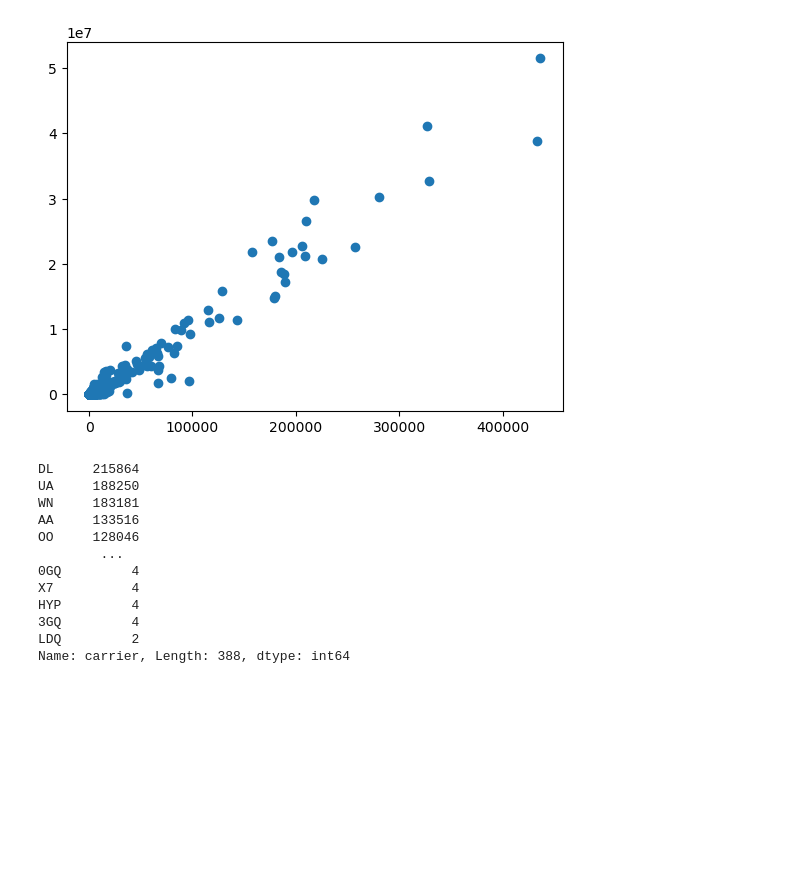
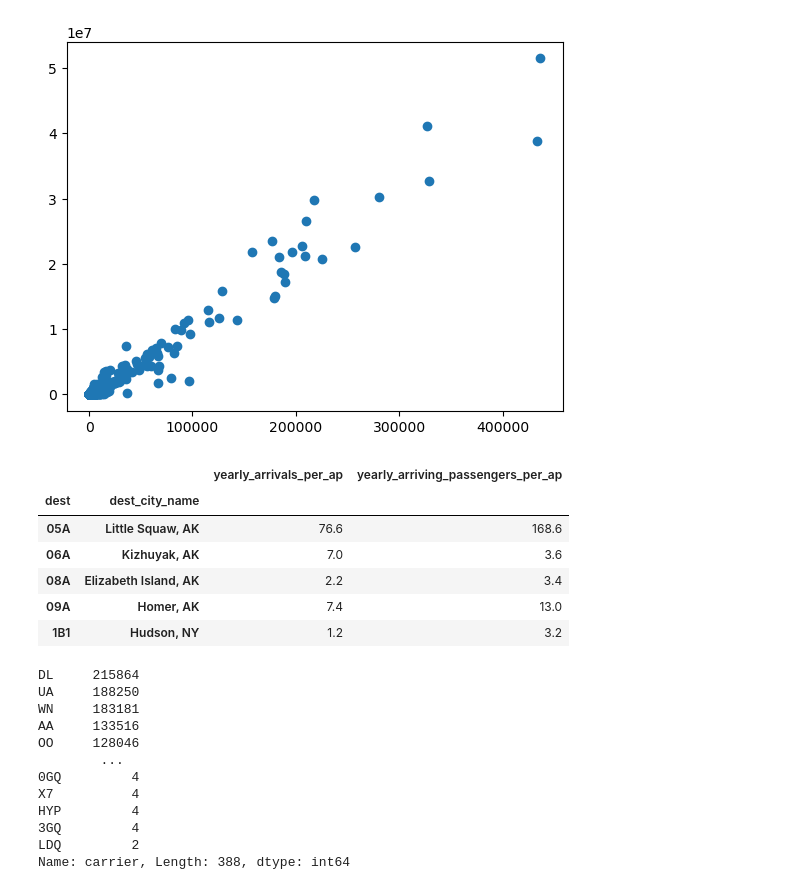
Before and after one commit to ucheokechukwu/-Airflight-Delays-Classification-and-Regression-Machine-Learning, a Jupyter notebook: EDA_questions/SecondaryTablesEDA.ipynb, the cells around one changed output. Cells and saved outputs as stored; diff of their text form; code cells hidden in the pictures; blank space fills up the shorter version.

Commit message:
updated linear model with new variables and added arrivals table

```diff
--- a/EDA_questions/SecondaryTablesEDA.ipynb
+++ b/EDA_questions/SecondaryTablesEDA.ipynb
@@ -154,6 +154,27 @@ plt.scatter(departures['yearly_departures_per_ap'],departures['yearly_passengers
 # %% [output]
 <matplotlib.collections.PathCollection at 0x...>
 [figure]
+# %%
+arrivals = passengers[['dest_city_name','dest','departures_performed','passengers']].groupby(['dest','dest_city_name']).sum()
+
+#dividing by 5 to make it a yearly sum
+arrivals['departures_performed'] = arrivals['departures_performed']/5
+arrivals['passengers'] = arrivals['passengers']/5
+
+arrivals.sort_values('departures_performed',ascending=False)
+arrivals = arrivals.rename(columns={'departures_performed':'yearly_arrivals_per_ap','passengers':'yearly_arriving_passengers_per_ap'})
+
+arrivals.to_csv('data/arrivals_by_airport.csv')
+# %%
+arrivals.head()
+# %% [output]
+|  |  | yearly_arrivals_per_ap | yearly_arriving_passengers_per_ap |
+| dest | dest_city_name |  |  |
+| 05A | Little Squaw, AK | 76.6 | 168.6 |
+| 06A | Kizhuyak, AK | 7.0 | 3.6 |
+| 08A | Elizabeth Island, AK | 2.2 | 3.4 |
+| 09A | Homer, AK | 7.4 | 13.0 |
+| 1B1 | Hudson, NY | 1.2 | 3.2 |
 # %%
 passengers['carrier'].value_counts()
 # %% [output]
```
Also changed, not shown: 1 other file.
